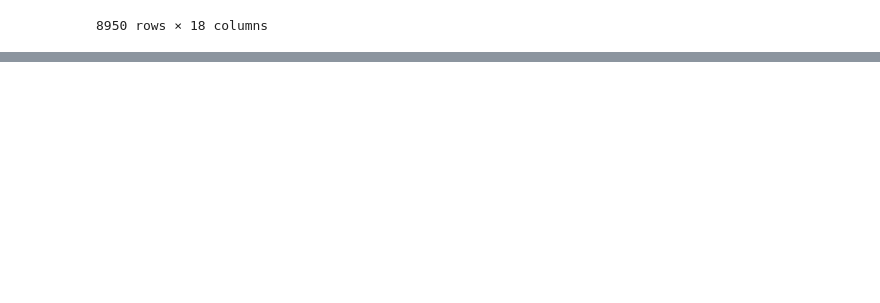
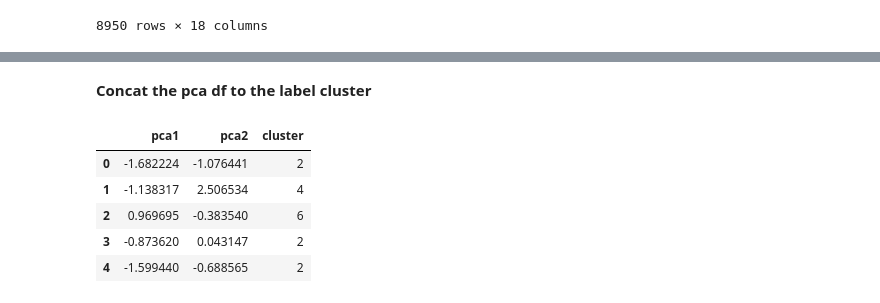
Before and after one commit to clozgil/Market-Segmentation-and-Consumer-Behavior, a Jupyter notebook: Market-Segmentation-and-Consumer-Behavior.ipynb, the cells around one changed output, grey strips where cells are left out. Cells and saved outputs as stored; diff of their text form; code cells hidden in the pictures; blank space fills up the shorter version.

```diff
--- a/Market-Segmentation-and-Consumer-Behavior.ipynb
+++ b/Market-Segmentation-and-Consumer-Behavior.ipynb
@@ -325,0 +330,3 @@ cluster_df
+# %%
+pca = PCA(n_components=2)
+principal_comp = pca.fit_transform(df_scaled) #fit the scaled df to the instanciated PCA
@@ -325,0 +337,3 @@ cluster_df
+# %%
+pca_df = pd.DataFrame(principal_comp, columns=['pca1', 'pca2'])
+pca_df.head()
@@ -325,0 +347,17 @@ cluster_df
+# %% [markdown]
+**Concat the pca df to the label cluster**
+# %%
+#Make a df from the lables
+labels = pd.DataFrame({'cluster':labels})
+
+#concat
+pca_df = pd.concat([pca_df, labels], axis = 1)
+
+pca_df.head()
+# %% [output]
+|  | pca1 | pca2 | cluster |
+| 0 | -1.682224 | -1.076441 | 2 |
+| 1 | -1.138317 | 2.506534 | 4 |
+| 2 | 0.969695 | -0.383540 | 6 |
+| 3 | -0.873620 | 0.043147 | 2 |
+| 4 | -1.599440 | -0.688565 | 2 |
```
Also changed, not shown: parts of 8 cells of this notebook.
